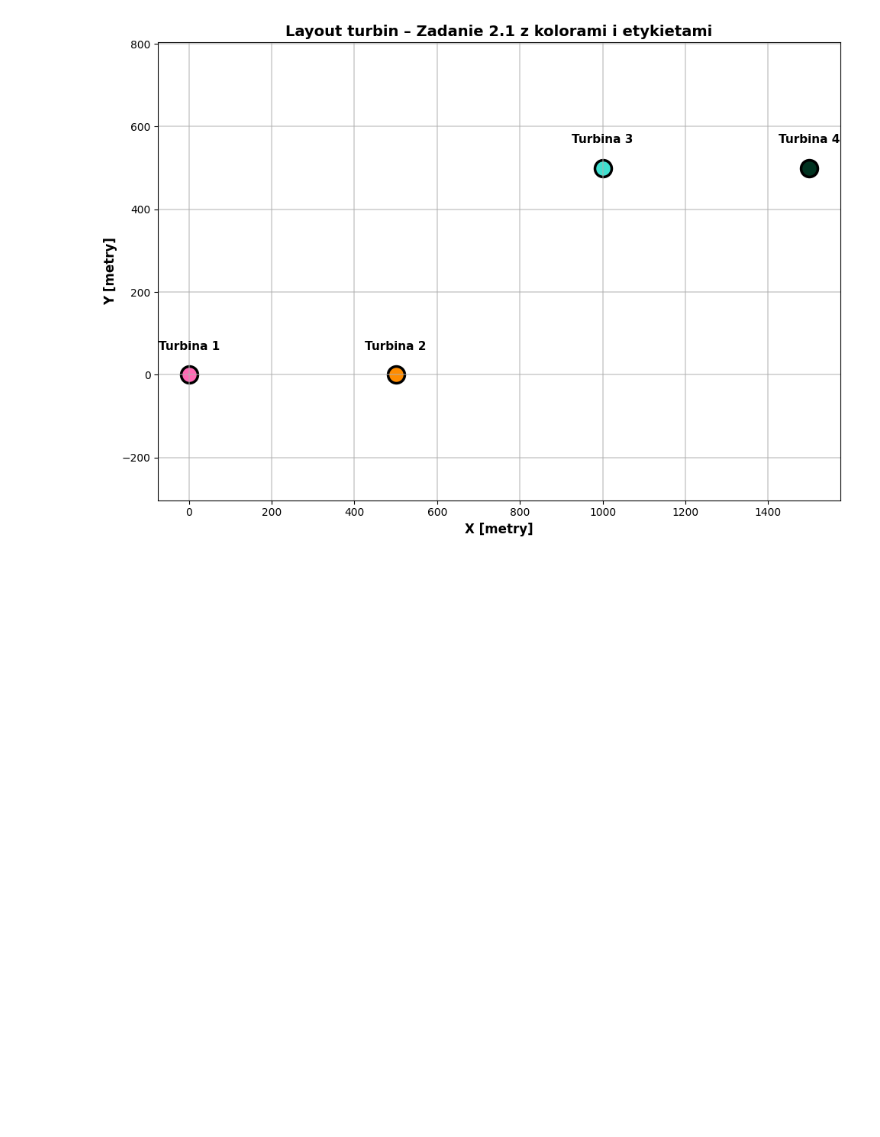
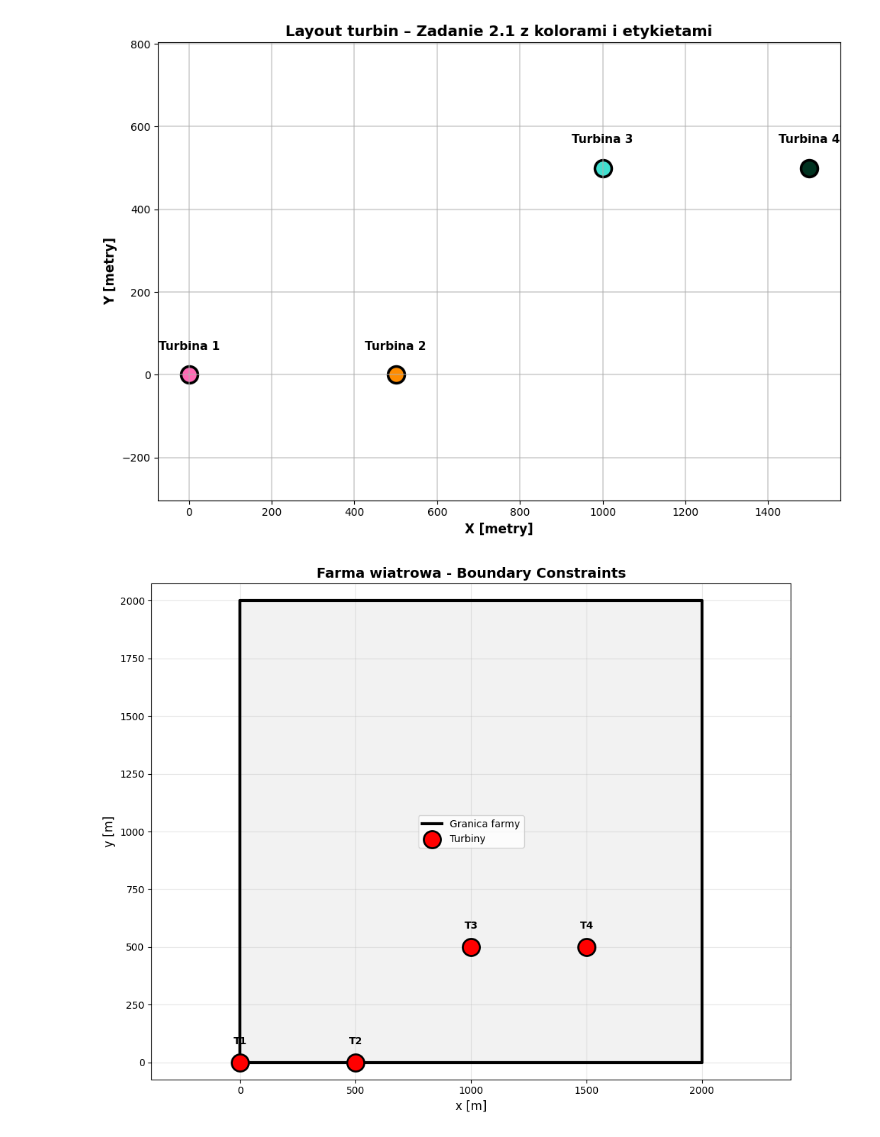
Before and after one commit to NE342/topfarm2-Nowi-ska-Edyta-lab2, a Jupyter notebook: notebooks/lesson1_hello_topfarm2.ipynb, the cells around one changed output. Drawn from its saved outputs; the diff is of its cells as text; code cells hidden in the pictures; blank space fills up the shorter version.

Commit message:
Zadanie 2.2: constraints + spacing + wizualizacje

```diff
--- a/notebooks/lesson1_hello_topfarm2.ipynb
+++ b/notebooks/lesson1_hello_topfarm2.ipynb
@@ -95,3 +95,39 @@ plt.tight_layout()
 plt.show()
 # %% [output]
 [figure]
+# %%
+import numpy as np
+import matplotlib.pyplot as plt
+
+# Pozycje turbin (design variables)
+x = np.array([0, 500, 1000, 1500])
+y = np.array([0, 0, 500, 500])
+
+# BOUNDARY - ograniczenia farmy
+boundary_x = [0, 2000, 2000, 0, 0]      # prostokąt zamknięty
+boundary_y = [0, 0, 2000, 2000, 0]
+
+# Rysowanie
+plt.figure(figsize=(10, 8))
+
+# Rysuj granicę farmy
+plt.plot(boundary_x, boundary_y, 'k-', linewidth=3, label='Granica farmy')
+plt.fill(boundary_x, boundary_y, alpha=0.1, color='gray')
+
+# Rysuj turbiny
+plt.scatter(x, y, s=300, color='red', edgecolors='black', linewidth=2, label='Turbiny', zorder=5)
+
+for i in range(len(x)):
+    plt.text(x[i], y[i] + 80, f'T{i+1}', ha='center', fontsize=10, fontweight='bold')
+
+# Formatowanie
+plt.title("Farma wiatrowa - Boundary Constraints", fontsize=14, fontweight='bold')
+plt.xlabel("x [m]", fontsize=12)
+plt.ylabel("y [m]", fontsize=12)
+plt.grid(True, alpha=0.3)
+plt.axis('equal')
+plt.legend()
+plt.tight_layout()
+plt.show()
+# %% [output]
+[figure, added]
```
Also changed, not shown: parts of 1 cell of this notebook.
